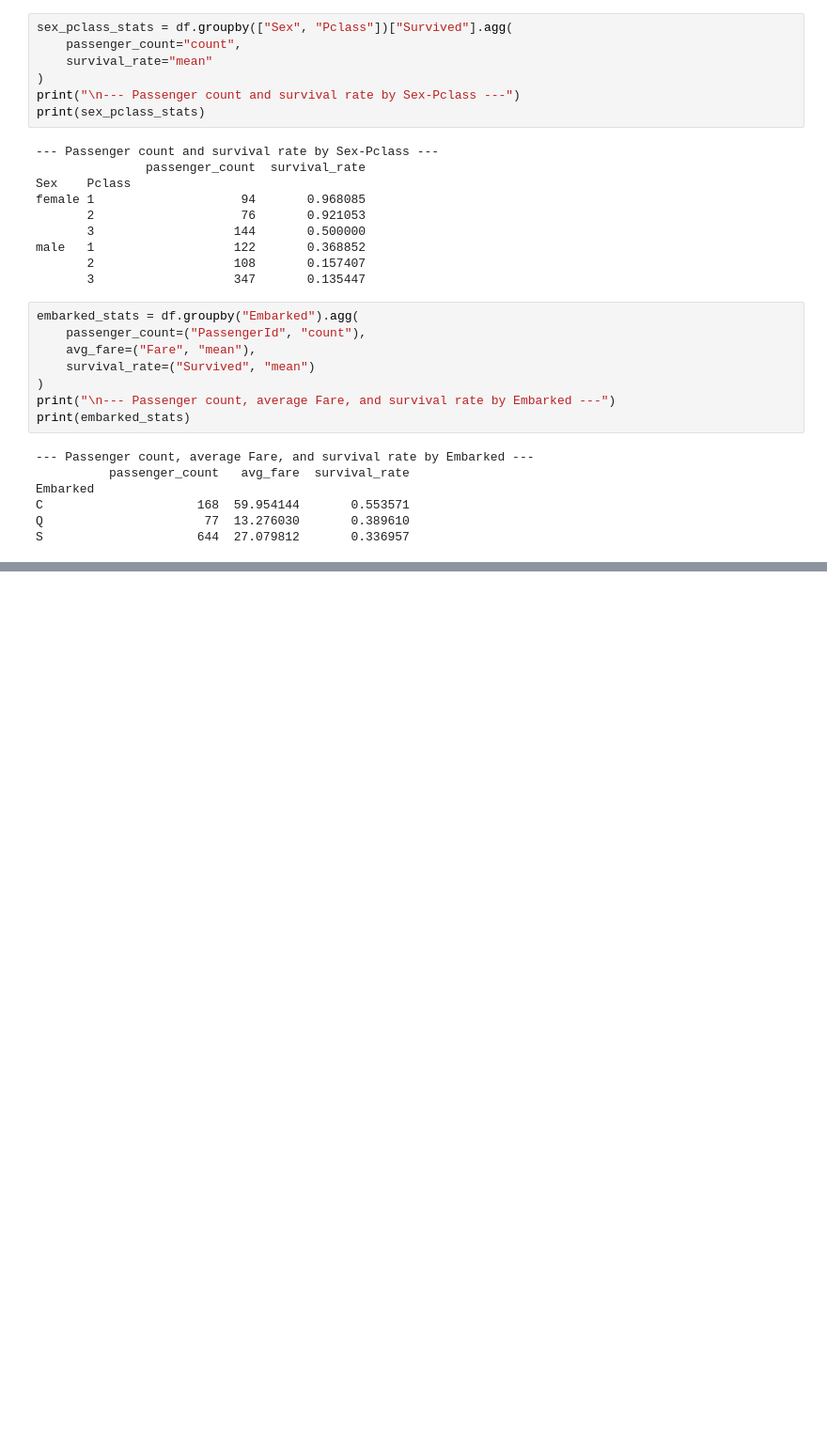
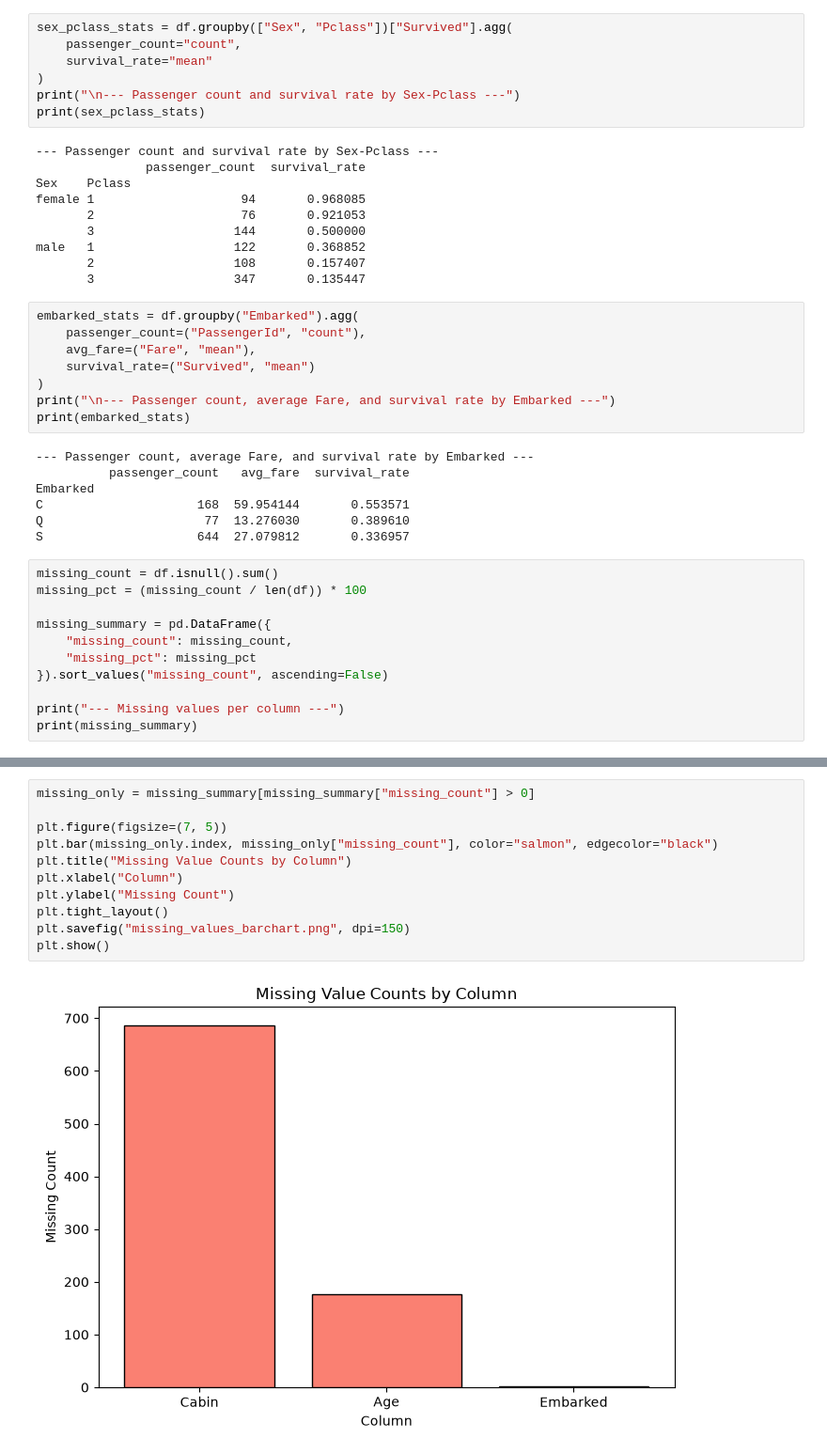
Before and after one commit to AbhikarshRaj/202618066_Abhikarsh_Raj_DS605, a Jupyter notebook: 202618066_LAB_2/Untitled.ipynb, the cells around one changed output, grey strips where cells are left out. Shown at 94% size. Drawn from its saved outputs; the diff is of its cells as text; blank space fills up the shorter version.

```diff
--- a/202618066_LAB_2/Untitled.ipynb
+++ b/202618066_LAB_2/Untitled.ipynb
@@ -607,3 +638,14 @@ Embarked
 C                     168  59.954144       0.553571
 Q                      77  13.276030       0.389610
 S                     644  27.079812       0.336957
+# %%
+missing_count = df.isnull().sum()
+missing_pct = (missing_count / len(df)) * 100
+
+missing_summary = pd.DataFrame({
+    "missing_count": missing_count,
+    "missing_pct": missing_pct
+}).sort_values("missing_count", ascending=False)
+
+print("--- Missing values per column ---")
+print(missing_summary)
@@ -609,0 +667,13 @@ S                     644  27.079812       0.336957
+# %%
+missing_only = missing_summary[missing_summary["missing_count"] > 0]
+
+plt.figure(figsize=(7, 5))
+plt.bar(missing_only.index, missing_only["missing_count"], color="salmon", edgecolor="black")
+plt.title("Missing Value Counts by Column")
+plt.xlabel("Column")
+plt.ylabel("Missing Count")
+plt.tight_layout()
+plt.savefig("missing_values_barchart.png", dpi=150)
+plt.show()
+# %% [output]
+[figure, added]
```
Also changed, not shown: parts of 33 cells of this notebook, 4 other files.
